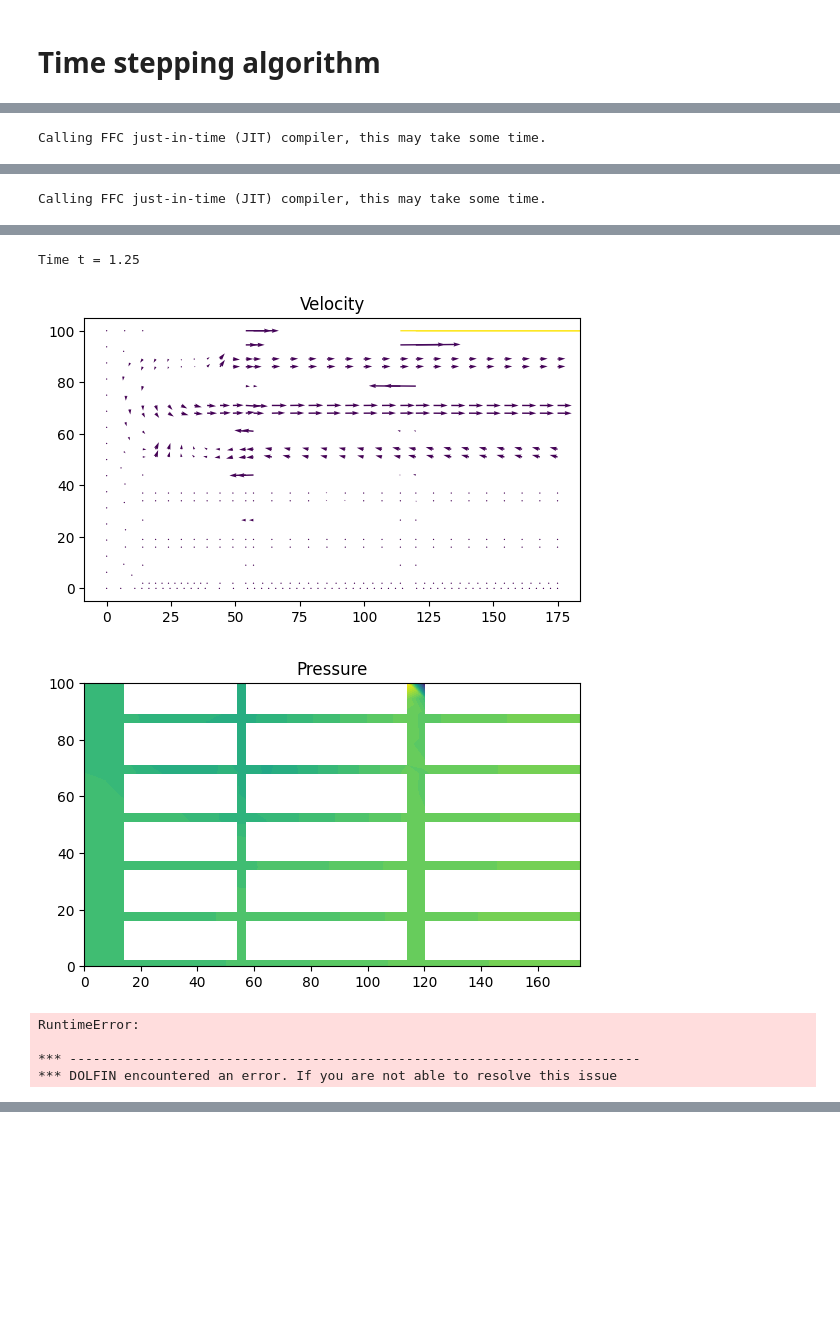
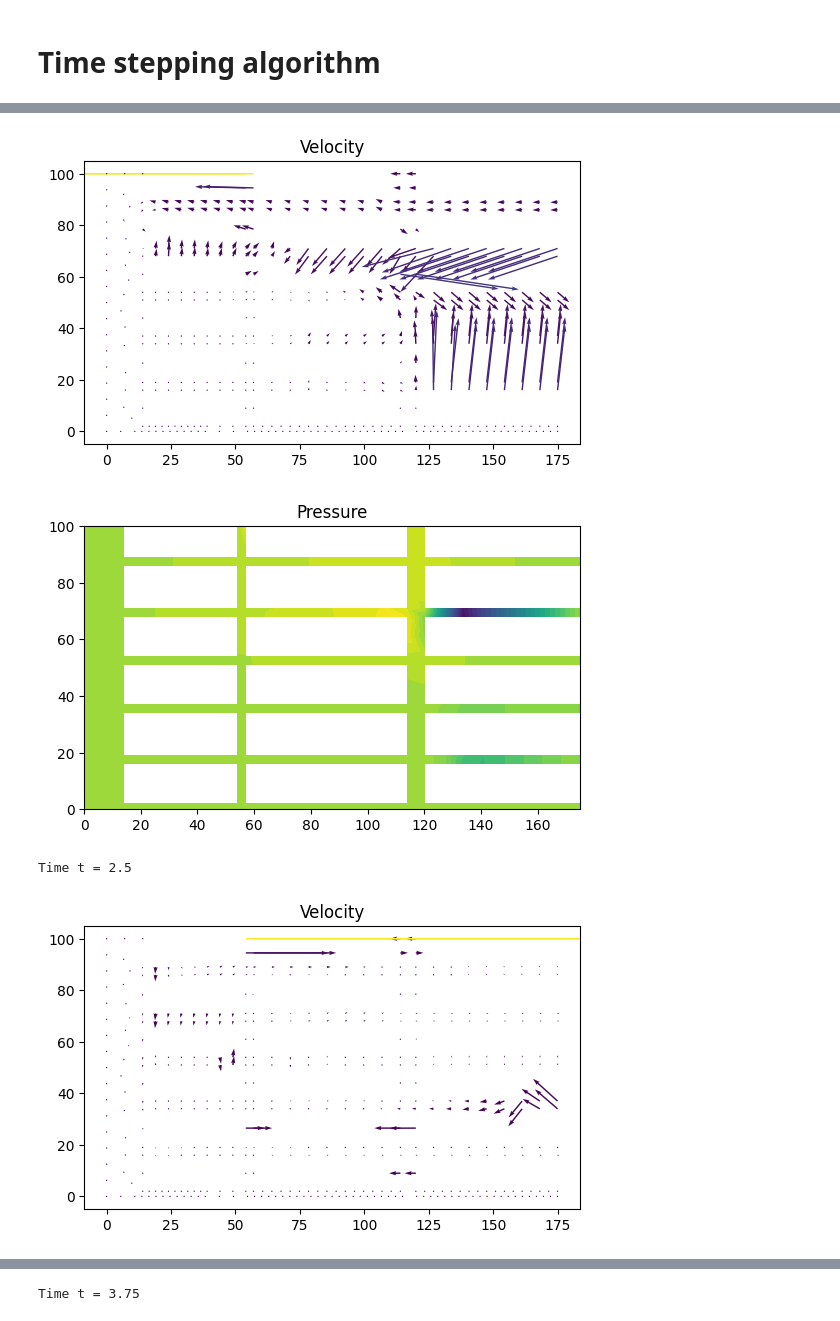
Before and after one commit to elinsyn/Fluid_mechanics, a Jupyter notebook: Project.ipynb, the cells around one changed output, grey strips where cells are left out. Drawn from its saved outputs; the diff is of its cells as text; code cells hidden in the pictures; blank space fills up the shorter version.

```diff
--- a/Project.ipynb
+++ b/Project.ipynb
@@ -265,7 +265,8 @@ dbc_objects = DirichletBoundaryObjects()
 
 #uin = Expression('4.0*x[1]*(1-x[1])', element = V.sub(0).ufl_element())
 #uin = Expression('1.0 + 1.0*fabs(sin(t))', element = V.sub(0).ufl_element(), t=0.0)
-uin = 1.0
+uin = Expression('Umax*(1.0 - exp(-t/tau))',Umax=1.0,tau=2.0,t=0.0,degree=1)
+#uin = 1.0
 #bcuin = DirichletBC(V, (uin, 0.0), dbc_left)
 
 # Left-to-right inlet: u = (Uin, 0) on left boundary
@@ -278,8 +279,6 @@ bcu_in1 = DirichletBC(V.sub(1), Constant(0.0), dbc_left)
 bcu_upper_slip = DirichletBC(V.sub(1), Constant(0.0), dbc_upper)
 bcu_lower_slip = DirichletBC(V.sub(1), Constant(0.0), dbc_lower)
 
-bcu_obj0 = DirichletBC(V.sub(0), 0.0, dbc_objects)
-bcu_obj1 = DirichletBC(V.sub(1), 0.0, dbc_objects)
 #bcuw0 = DirichletBC(V, (0.0, 0.0), dbc_lower)
 #bcuw1 = DirichletBC(V, (0.0, 0.0), dbc_upper)
 
@@ -374,51 +373,59 @@ plot_freq = 10
 # %% [markdown]
 # Time stepping algorithm
 # %%
-!rm results-BNS/*
+!rm -f results-BNS/*
 
 # Time stepping
 T = 10
 t = dt
+
 while t < T + DOLFIN_EPS:
 
-    #s = 'Time t = ' + repr(t)
-    #print(s)
+    # Update time-dependent inlet velocity
+    uin.t = t
 
+    # Use previous time step as initial guess
+    u1.assign(u0)
 
-    # Solve non-linear problem
+    # Solve nonlinear problem
     k = 0
     while k < num_nnlin_iter:
 
-        # Assemble matrix and vector
+        # Assemble velocity system
         Au = assemble(au)
         bu = assemble(Lu)
 
-        # Compute solution
-        [bc.apply(Au, bu) for bc in bcu]
-        [bc.apply(u1.vector()) for bc in bcu]
-        solve(Au, u1.vector(), bu, "bicgstab", "default")
+        # Apply velocity boundary conditions
+        for bc in bcu:
+            bc.apply(Au, bu)
 
-        # Assemble matrix and vector
+        # Solve velocity problem
+        #solve(Au, u1.vector(), bu, "gmres", "ilu")
+        # If this still fails, try:
+        solve(Au, u1.vector(), bu, "mumps")
+
+        # Assemble pressure system
         Ap = assemble(ap)
         bp = assemble(Lp)
 
-        # Compute solution
-        [bc.apply(Ap, bp) for bc in bcp]
-        [bc.apply(p1.vector()) for bc in bcp]
-        solve(Ap, p1.vector(), bp, "bicgstab", prec)
+        # Apply pressure boundary conditions
+        for bc in bcp:
+            bc.apply(Ap, bp)
+
+        # Solve pressure problem
+        #solve(Ap, p1.vector(), bp, "gmres", "ilu")
+        # Or:
+        solve(Ap, p1.vector(), bp, "mumps")
 
         k += 1
 
     if t > plot_time:
 
-        s = 'Time t = ' + repr(t)
-        print(s)
+        print("Time t =", t)
 
-        # Save solution to file
         file_u << u1
         file_p << p1
 
-        # Plot solution
         plt.figure()
         plot(u1, title="Velocity")
 
@@ -426,15 +433,13 @@ while t < T + DOLFIN_EPS:
         plot(p1, title="Pressure")
 
         plot_time += T/plot_freq
-
         plt.show()
 
-    # Update time step
+    # Update previous solution
     u0.assign(u1)
+
+    # Advance time
     t += dt
 
 plt.show()
-
-#!tar -czvf results-BNS.tar.gz results-BNS
-#files.download('results-BNS.tar.gz')
 # %% [output]
@@ -459 +446,0 @@ INFO:FFC:FFC finished in 0.290575 seconds.
-Calling FFC just-in-time (JIT) compiler, this may take some time.
@@ -477 +446,0 @@ INFO:FFC:FFC finished in 0.0396857 seconds.
-Calling FFC just-in-time (JIT) compiler, this may take some time.
@@ -495,7 +447,4 @@ INFO:FFC:FFC finished in 0.249072 seconds.
-Time t = 1.25
-[figure, old version]
+[figure, new version]
-[figure, old version]
+[figure, new version]
-RuntimeError:
-
-*** -------------------------------------------------------------------------
-*** DOLFIN encountered an error. If you are not able to resolve this issue
+Time t = 2.5
+[figure, added]
@@ -501,0 +452 @@ RuntimeError:
+Time t = 3.75
```
Also changed, not shown: parts of 1 cell of this notebook.
